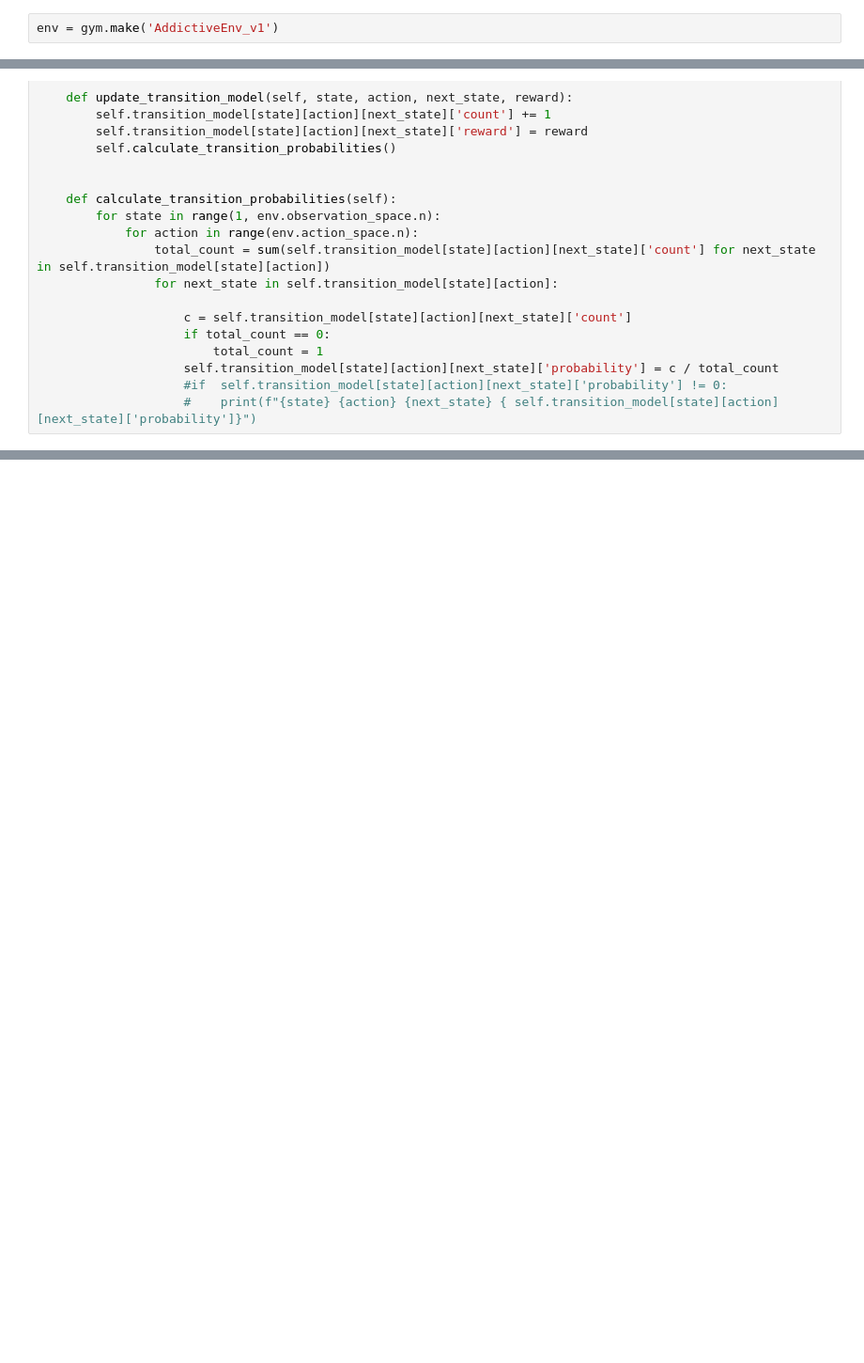
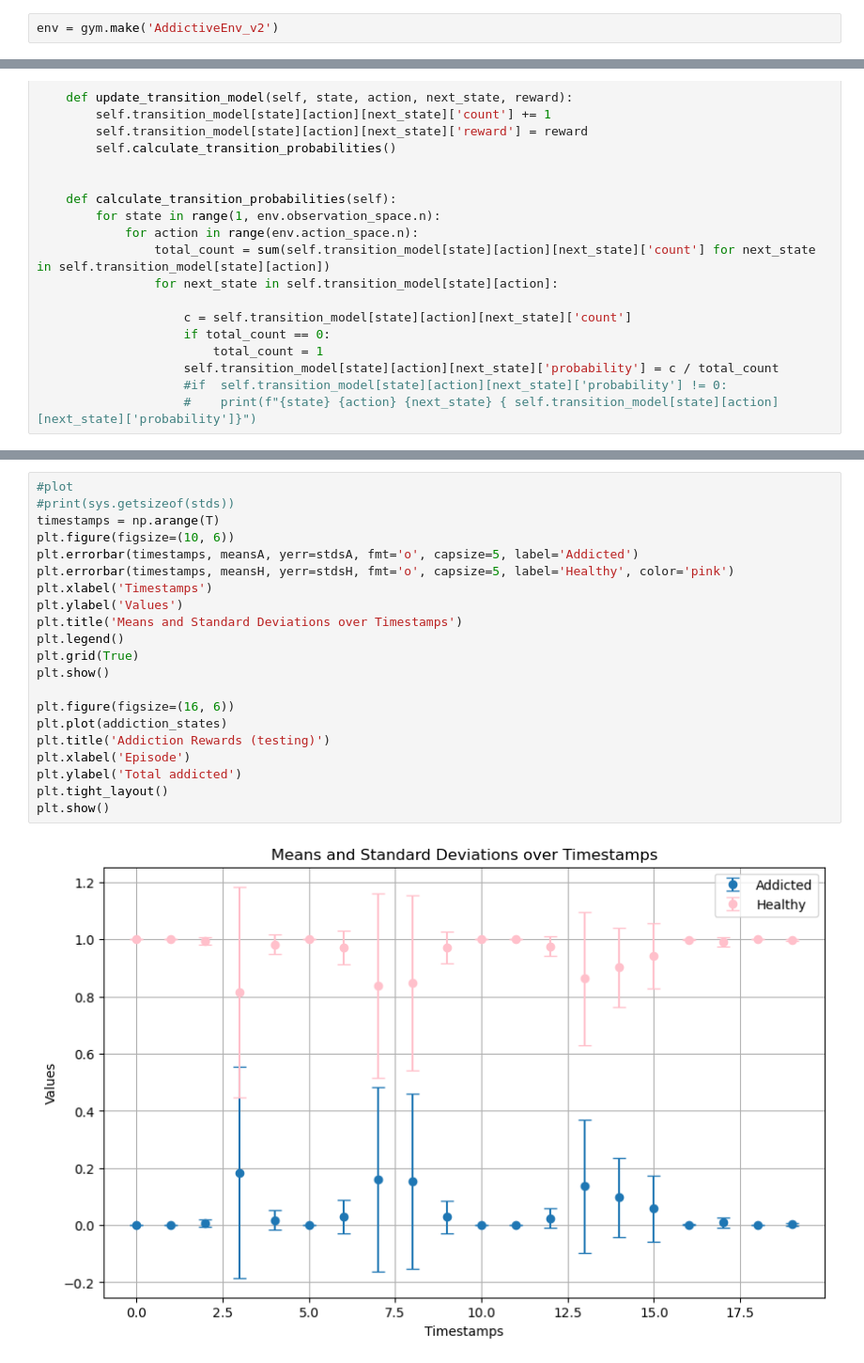
Before and after one commit to Gabriele-Maggi/ProgettoIA-2024, a Jupyter notebook: Notebooks/EnvTest.ipynb, the cells around one changed output, grey strips where cells are left out. Shown: that part at 94% size. Saved outputs shown, nothing was run; the diff lists cells and outputs as text; blank space fills up the shorter version.

```diff
--- a/Notebooks/EnvTest.ipynb
+++ b/Notebooks/EnvTest.ipynb
@@ -19,7 +19,7 @@ from typing import Optional
 # %% [output]
 Gym Version = 0.27.0
 # %%
-env = gym.make('AddictiveEnv_v1')
+env = gym.make('AddictiveEnv_v2')
 # %% [markdown]
 ## AGENTE MF
 # %%
@@ -281,0 +410,23 @@ array([2.39802301, 2.25014632, 2.15735635, 2.15944952, 2.15695645,
+# %%
+#plot
+#print(sys.getsizeof(stds))
+timestamps = np.arange(T)
+plt.figure(figsize=(10, 6))
+plt.errorbar(timestamps, meansA, yerr=stdsA, fmt='o', capsize=5, label='Addicted')
+plt.errorbar(timestamps, meansH, yerr=stdsH, fmt='o', capsize=5, label='Healthy', color='pink')
+plt.xlabel('Timestamps')
+plt.ylabel('Values')
+plt.title('Means and Standard Deviations over Timestamps')
+plt.legend()
+plt.grid(True)
+plt.show()
+
+plt.figure(figsize=(16, 6))
+plt.plot(addiction_states)
+plt.title('Addiction Rewards (testing)')
+plt.xlabel('Episode')
+plt.ylabel('Total addicted')
+plt.tight_layout()
+plt.show()
+# %% [output]
+[figure, added]
```
Also changed, not shown: parts of 14 cells of this notebook, 4 other files.
